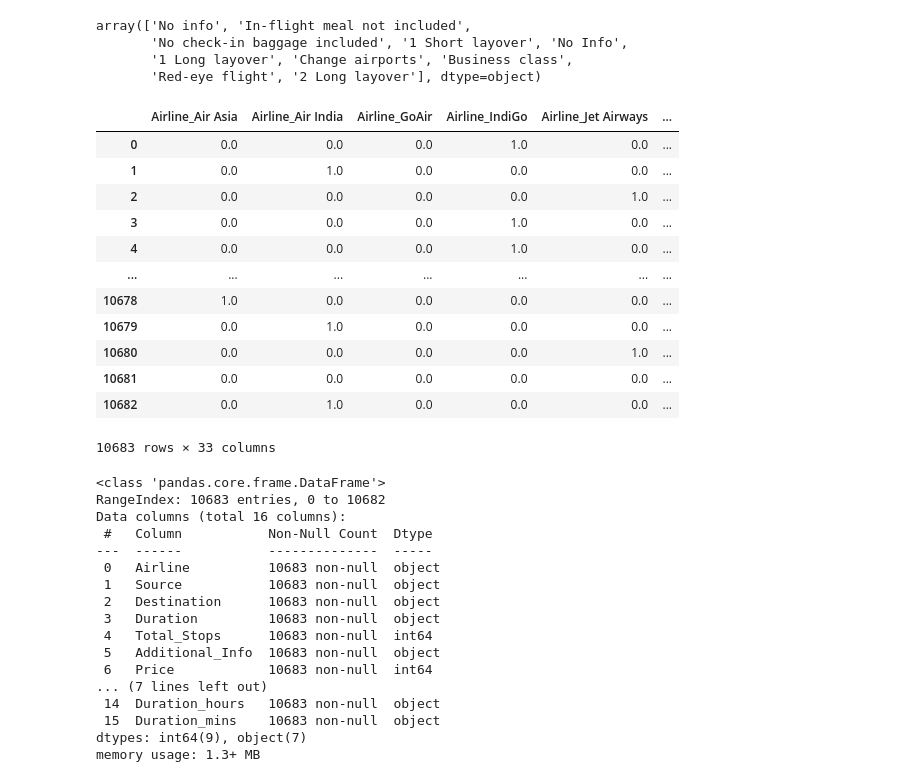
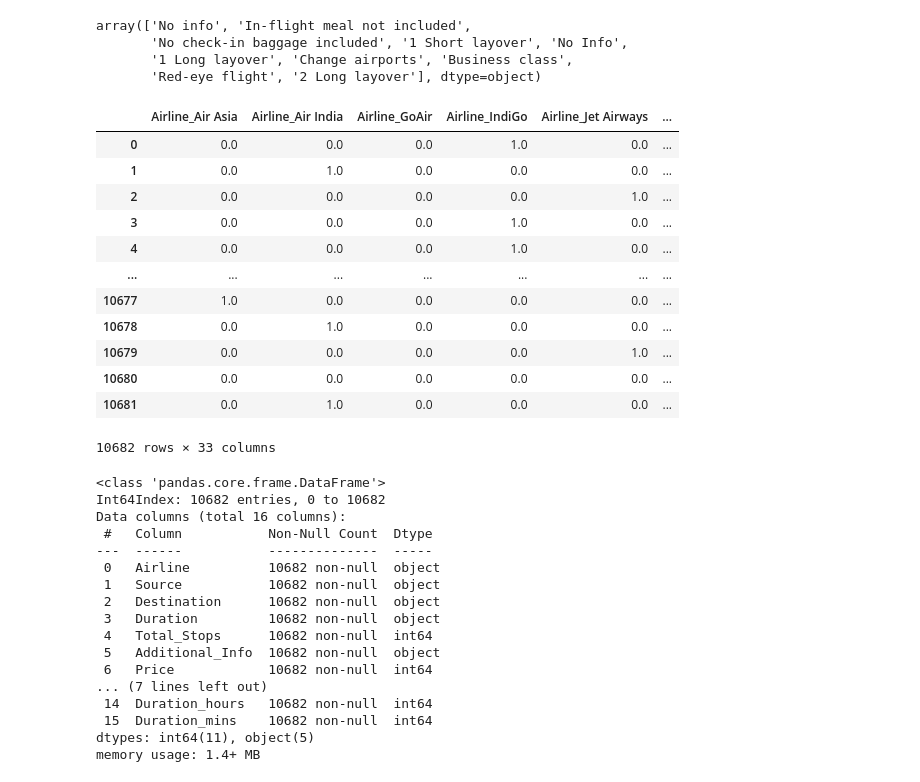
Before and after one commit to Jothimalar1997/Exploratory-Data-Analysis, a Jupyter notebook: EDA_and_Feature_Engineering_Flight_Price.ipynb, the cells around one changed output. Saved outputs shown, nothing was run; the diff lists cells and outputs as text; code cells hidden in the pictures.

Commit message:
EDA and Feature Engineering done on Flight Price Dataset which is modified is pushed.

```diff
--- a/EDA_and_Feature_Engineering_Flight_Price.ipynb
+++ b/EDA_and_Feature_Engineering_Flight_Price.ipynb
@@ -231,0 +237,4 @@ df['Duration_mins']=df['Duration'].str.split(' ').str[1].str.split('m').str[0]
+# %%
+## TO delete that particular record 6474:
+df_copy=df.copy()
+df_copy=df_copy.drop(df_copy.index[6474])
@@ -257,3 +270,3 @@ df[df['Duration_mins'].isnull()]
 # %%
-df['Duration_mins']=df['Duration_mins'].fillna('0')
+df_copy['Duration_mins']=df_copy['Duration_mins'].fillna('0')
 # %%
@@ -287 +300,4 @@ memory usage: 1.3+ MB
+# %%
+df_copy['Duration_hours']=df_copy['Duration_hours'].astype(int)
+df_copy['Duration_mins']=df_copy['Duration_mins'].astype(int)
 # %%
@@ -310,38 +326,38 @@ array(['No info', 'In-flight meal not included',
 # %%
 from sklearn.preprocessing import OneHotEncoder
 encoder=OneHotEncoder()
-pd.DataFrame(encoder.fit_transform(df[['Airline','Source','Destination','Additional_Info']]).toarray(),columns=encoder.get_feature_names_out())
+pd.DataFrame(encoder.fit_transform(df_copy[['Airline','Source','Destination','Additional_Info']]).toarray(),columns=encoder.get_feature_names_out())
 # %% [output]
 |  | Airline_Air Asia | Airline_Air India | Airline_GoAir | Airline_IndiGo | Airline_Jet Airways | ... |
 | 0 | 0.0 | 0.0 | 0.0 | 1.0 | 0.0 | ... |
 | 1 | 0.0 | 1.0 | 0.0 | 0.0 | 0.0 | ... |
 | 2 | 0.0 | 0.0 | 0.0 | 0.0 | 1.0 | ... |
 | 3 | 0.0 | 0.0 | 0.0 | 1.0 | 0.0 | ... |
 | 4 | 0.0 | 0.0 | 0.0 | 1.0 | 0.0 | ... |
 | ... | ... | ... | ... | ... | ... | ... |
-| 10678 | 1.0 | 0.0 | 0.0 | 0.0 | 0.0 | ... |
-| 10679 | 0.0 | 1.0 | 0.0 | 0.0 | 0.0 | ... |
-| 10680 | 0.0 | 0.0 | 0.0 | 0.0 | 1.0 | ... |
-| 10681 | 0.0 | 0.0 | 0.0 | 0.0 | 0.0 | ... |
-| 10682 | 0.0 | 1.0 | 0.0 | 0.0 | 0.0 | ... |
+| 10677 | 1.0 | 0.0 | 0.0 | 0.0 | 0.0 | ... |
+| 10678 | 0.0 | 1.0 | 0.0 | 0.0 | 0.0 | ... |
+| 10679 | 0.0 | 0.0 | 0.0 | 0.0 | 1.0 | ... |
+| 10680 | 0.0 | 0.0 | 0.0 | 0.0 | 0.0 | ... |
+| 10681 | 0.0 | 1.0 | 0.0 | 0.0 | 0.0 | ... |
-10683 rows × 33 columns
+10682 rows × 33 columns
 # %%
-df.info()
+df_copy.info()
 # %% [output]
 <class 'pandas.core.frame.DataFrame'>
-RangeIndex: 10683 entries, 0 to 10682
+Int64Index: 10682 entries, 0 to 10682
 Data columns (total 16 columns):
  #   Column           Non-Null Count  Dtype
 ---  ------           --------------  -----
- 0   Airline          10683 non-null  object
- 1   Source           10683 non-null  object
- 2   Destination      10683 non-null  object
- 3   Duration         10683 non-null  object
- 4   Total_Stops      10683 non-null  int64
- 5   Additional_Info  10683 non-null  object
- 6   Price            10683 non-null  int64
+ 0   Airline          10682 non-null  object
+ 1   Source           10682 non-null  object
+ 2   Destination      10682 non-null  object
+ 3   Duration         10682 non-null  object
+ 4   Total_Stops      10682 non-null  int64
+ 5   Additional_Info  10682 non-null  object
+ 6   Price            10682 non-null  int64
 ... (7 lines left out)
- 14  Duration_hours   10683 non-null  object
- 15  Duration_mins    10683 non-null  object
-dtypes: int64(9), object(7)
-memory usage: 1.3+ MB
+ 14  Duration_hours   10682 non-null  int64
+ 15  Duration_mins    10682 non-null  int64
+dtypes: int64(11), object(5)
+memory usage: 1.4+ MB
```
Also changed, not shown: parts of 11 cells of this notebook.
